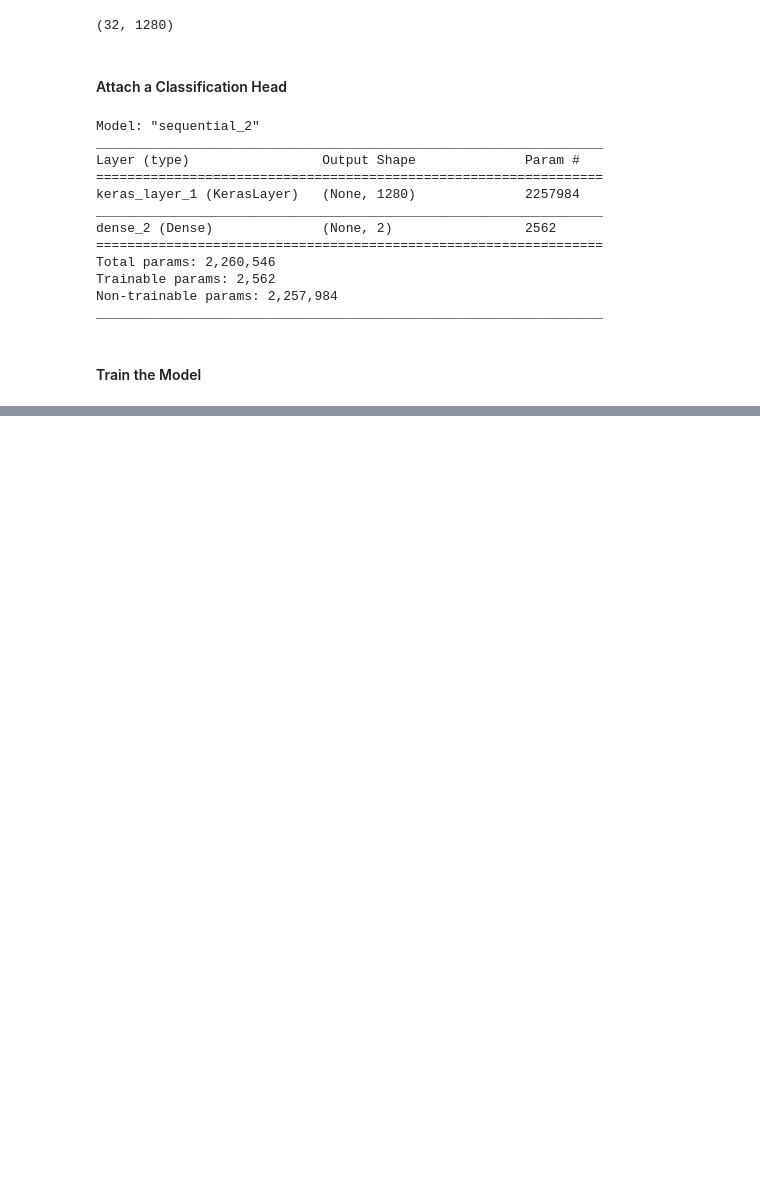
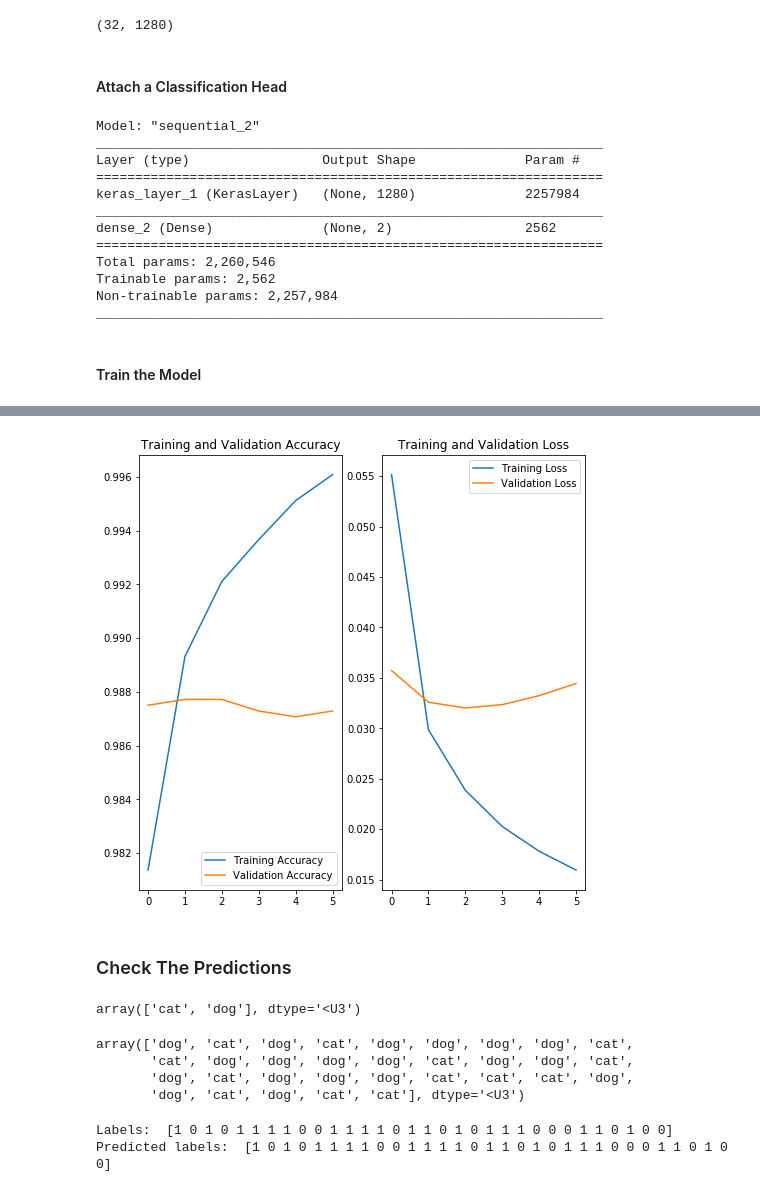
Before and after one commit to RM-RITIK/Classification_of_cats_and_dogs_using_CNNs, a Jupyter notebook: TransferLearningForCatsVsDogs.ipynb, the cells around one changed output, grey strips where cells are left out. Drawn from its saved outputs; the diff is of its cells as text; code cells hidden in the pictures; blank space fills up the shorter version.

```diff
--- a/TransferLearningForCatsVsDogs.ipynb
+++ b/TransferLearningForCatsVsDogs.ipynb
@@ -168,0 +179,48 @@ Epoch 1/6
+# %%
+acc = history.history['acc']
+val_acc = history.history['val_acc']
+
+loss = history.history['loss']
+val_loss = history.history['val_loss']
+
+epochs_range = range(EPOCHS)
+
+plt.figure(figsize=(8, 8))
+plt.subplot(1, 2, 1)
+plt.plot(epochs_range, acc, label='Training Accuracy')
+plt.plot(epochs_range, val_acc, label='Validation Accuracy')
+plt.legend(loc='lower right')
+plt.title('Training and Validation Accuracy')
+
+plt.subplot(1, 2, 2)
+plt.plot(epochs_range, loss, label='Training Loss')
+plt.plot(epochs_range, val_loss, label='Validation Loss')
+plt.legend(loc='upper right')
+plt.title('Training and Validation Loss')
+plt.show()
+# %% [output]
+[figure, added]
+# %% [markdown]
+<h3>Check The Predictions
+# %%
+class_names = np.array(info.features['label'].names)
+class_names
+# %% [output]
+array(['cat', 'dog'], dtype='<U3')
+# %%
+predicted_batch = model.predict(image_batch)
+predicted_batch = tf.squeeze(predicted_batch).numpy()
+predicted_ids = np.argmax(predicted_batch, axis=-1)
+predicted_class_names = class_names[predicted_ids]
+predicted_class_names
+# %% [output]
+array(['dog', 'cat', 'dog', 'cat', 'dog', 'dog', 'dog', 'dog', 'cat',
+       'cat', 'dog', 'dog', 'dog', 'dog', 'cat', 'dog', 'dog', 'cat',
+       'dog', 'cat', 'dog', 'dog', 'dog', 'cat', 'cat', 'cat', 'dog',
+       'dog', 'cat', 'dog', 'cat', 'cat'], dtype='<U3')
+# %%
+print("Labels: ", label_batch)
+print("Predicted labels: ", predicted_ids)
+# %% [output]
+Labels:  [1 0 1 0 1 1 1 1 0 0 1 1 1 1 0 1 1 0 1 0 1 1 1 0 0 0 1 1 0 1 0 0]
+Predicted labels:  [1 0 1 0 1 1 1 1 0 0 1 1 1 1 0 1 1 0 1 0 1 1 1 0 0 0 1 1 0 1 0 0]
```
Also changed, not shown: parts of 2 cells of this notebook.
